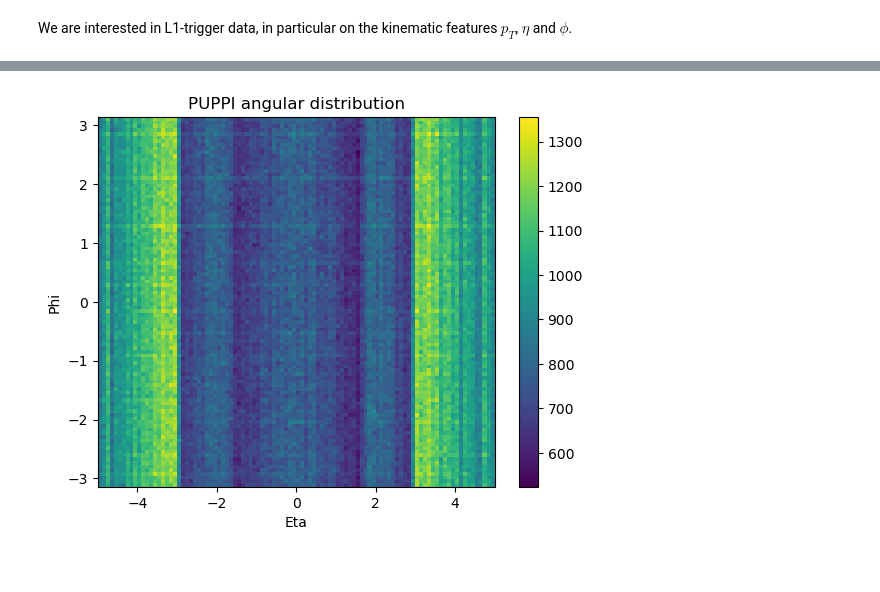
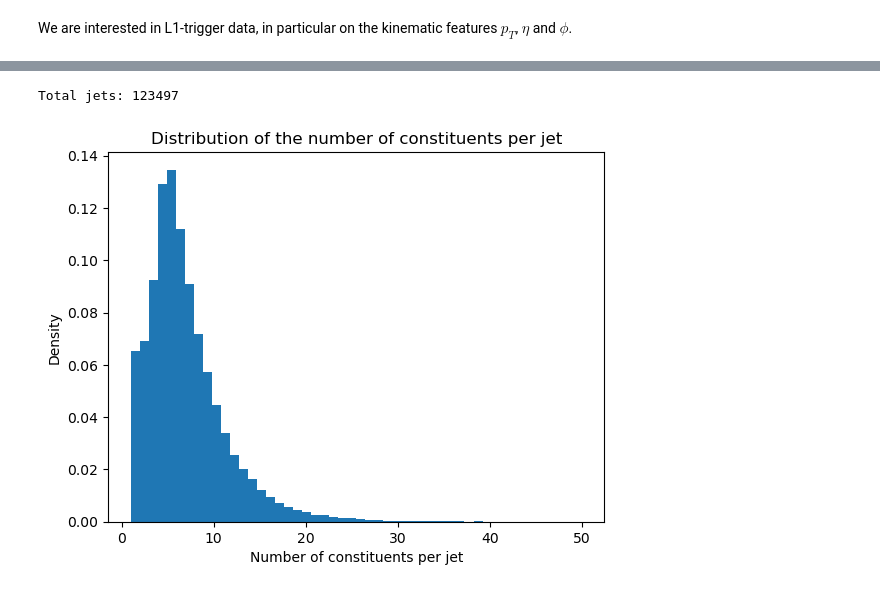
Before and after one commit to Francesco-Proietti/Tokenization-techniques-for-L1-Trigger-data-V3, a Jupyter notebook: notebooks/EDA.ipynb, the cells around one changed output, grey strips where cells are left out. Cells and saved outputs as stored; diff of their text form; code cells hidden in the pictures.

```diff
--- a/notebooks/EDA.ipynb
+++ b/notebooks/EDA.ipynb
@@ -91,11 +78,0 @@ plt.show()
-# %%
-plt.hist2d(ak.to_numpy(eta_all), ak.to_numpy(phi_all), bins=100)
-
-plt.xlabel("Eta")
-plt.ylabel("Phi")
-plt.colorbar()
-plt.title("PUPPI angular distribution")
-
-plt.show()
-# %% [output]
-[figure, removed]
@@ -152,0 +79,27 @@ fig.show()
+# %%
+pt = []
+eta = []
+phi = []
+tot_jets = 0
+num_const = []
+
+for x, m, j in dataloader:
+    pt.extend(x[:, :, 0][m])
+    eta.extend(x[:, :, 1][m])
+    phi.extend(x[:, :, 2][m])
+
+    num_const.extend(m.sum(axis=1))
+
+    tot_jets += x.shape[0]
+# %%
+print(f"Total jets: {tot_jets}")
+# %% [output]
+Total jets: 123497
+# %%
+plt.hist(num_const, bins=50, density=True)
+plt.xlabel("Number of constituents per jet")
+plt.ylabel("Density")
+plt.title("Distribution of the number of constituents per jet")
+plt.show()
+# %% [output]
+[figure, added]
```
Also changed, not shown: parts of 14 cells of this notebook, 1 other file.
